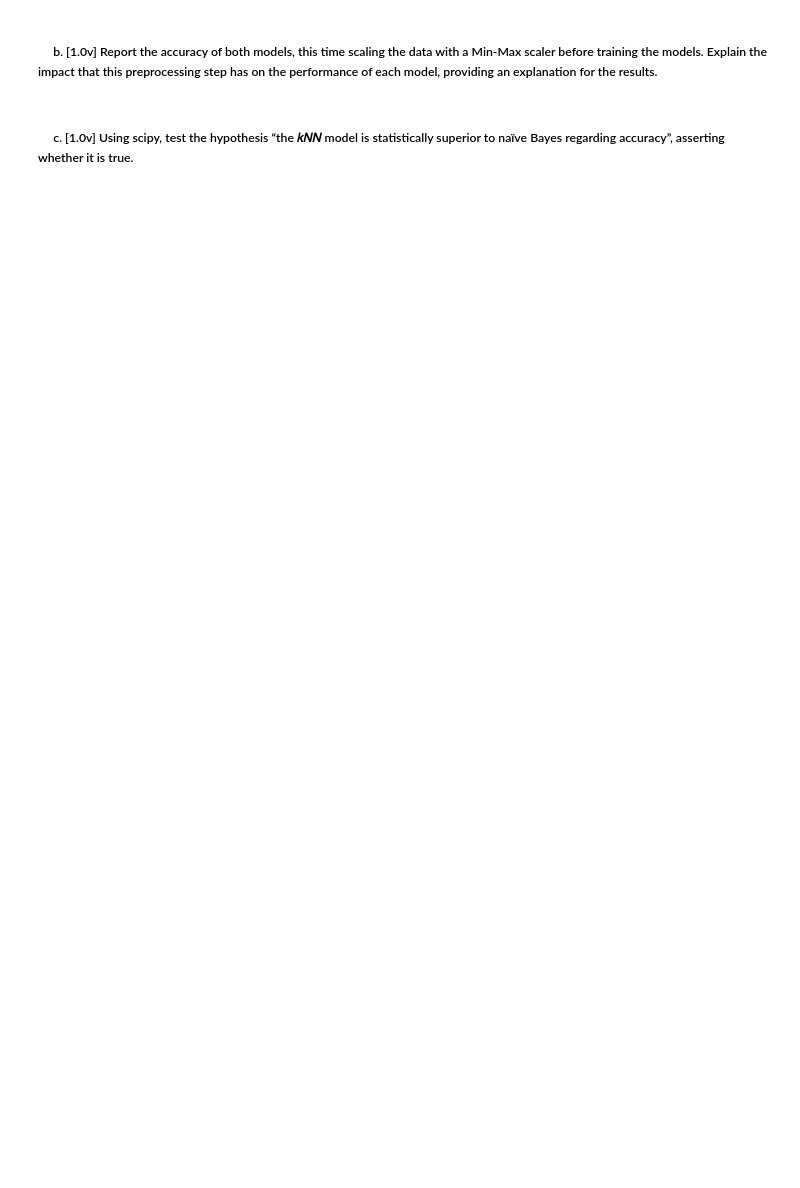
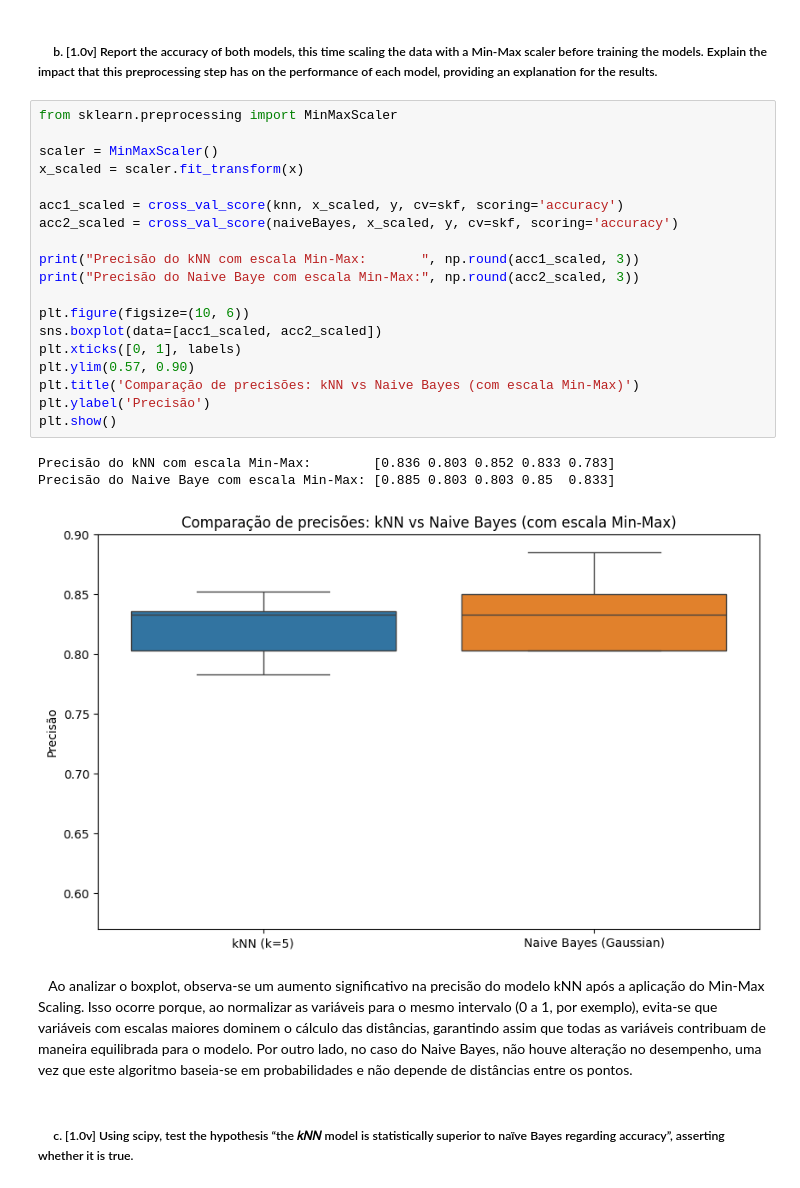
Before and after one commit to DriftPT/Apre-Project-24-25, a Jupyter notebook: Homework 2/G040_notebook2.ipynb, the cells around one changed output. Cells and saved outputs as stored; diff of their text form; blank space fills up the shorter version.

```diff
--- a/Homework 2/G040_notebook2.ipynb
+++ b/Homework 2/G040_notebook2.ipynb
@@ -11,6 +51,31 @@ assumption (consider all remaining parameters as default):
 <h5>&nbsp;&nbsp;&nbsp;&nbsp;&nbsp;b. [1.0v] Report the accuracy of both models, this time scaling the data with a
 Min-Max scaler before training the models. Explain the impact that this preprocessing step has on the performance of each model, providing an
 explanation for the results.
+# %%
+from sklearn.preprocessing import MinMaxScaler
+
+scaler = MinMaxScaler()
+x_scaled = scaler.fit_transform(x)
+
+acc1_scaled = cross_val_score(knn, x_scaled, y, cv=skf, scoring='accuracy')
+acc2_scaled = cross_val_score(naiveBayes, x_scaled, y, cv=skf, scoring='accuracy')
+
+print("Precisão do kNN com escala Min-Max:       ", np.round(acc1_scaled, 3))
+print("Precisão do Naive Baye com escala Min-Max:", np.round(acc2_scaled, 3))
+
+plt.figure(figsize=(10, 6))
+sns.boxplot(data=[acc1_scaled, acc2_scaled])
+plt.xticks([0, 1], labels)
+plt.ylim(0.57, 0.90)
+plt.title('Comparação de precisões: kNN vs Naive Bayes (com escala Min-Max)')
+plt.ylabel('Precisão')
+plt.show()
+# %% [output]
+Precisão do kNN com escala Min-Max:        [0.836 0.803 0.852 0.833 0.783]
+Precisão do Naive Baye com escala Min-Max: [0.885 0.803 0.803 0.85  0.833]
+[figure, added]
+# %% [markdown]
+&nbsp;&nbsp;&nbsp;Ao analizar o boxplot, observa-se um aumento significativo na precisão do modelo kNN após a aplicação do Min-Max Scaling. Isso ocorre porque, ao normalizar as variáveis para o mesmo intervalo (0 a 1, por exemplo), evita-se que variáveis com escalas maiores dominem o cálculo das distâncias, garantindo assim que todas as variáveis contribuam de maneira equilibrada para o modelo. Por outro lado, no caso do Naive Bayes, não houve alteração no desempenho, uma vez que este algoritmo baseia-se em probabilidades e não depende de distâncias entre os pontos.
 # %% [markdown]
 <h5>&nbsp;&nbsp;&nbsp;&nbsp;&nbsp;c. [1.0v] Using scipy, test the hypothesis “the 𝑘𝑁𝑁 model is statistically superior to
 naïve Bayes regarding accuracy”, asserting whether it is true.
```
Also changed, not shown: parts of 5 cells of this notebook.
